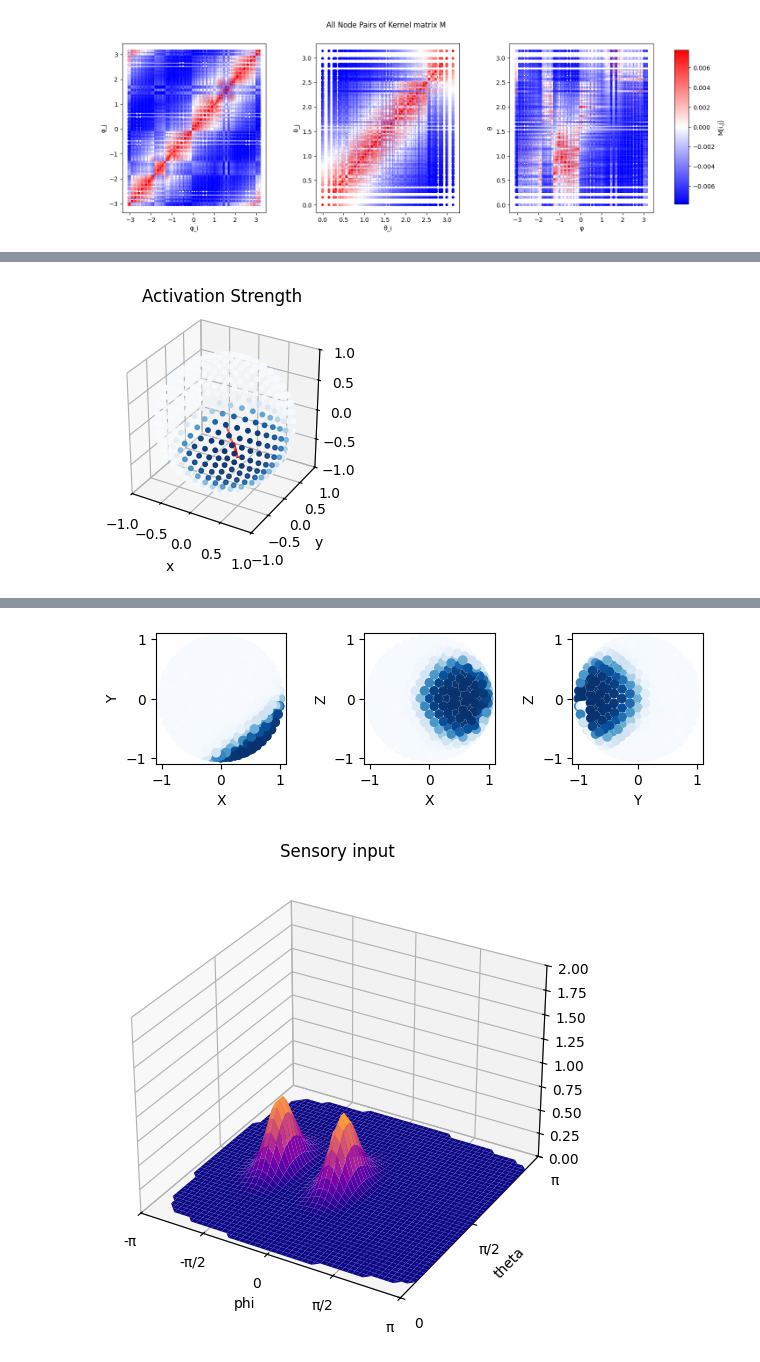
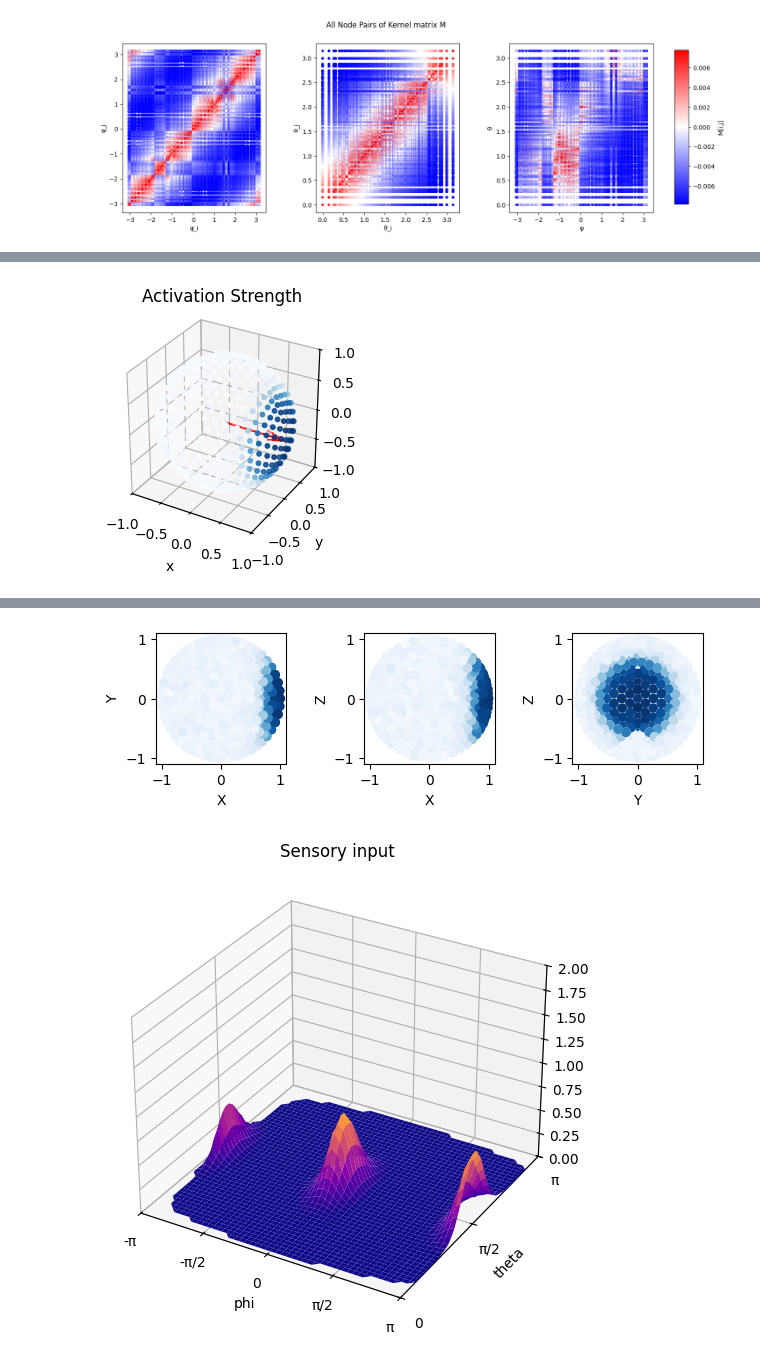
Before and after one commit to noah-ginzburg/RANController, a Jupyter notebook: RAN/mean_field_model_3d.ipynb, the cells around one changed output, grey strips where cells are left out. Drawn from its saved outputs; the diff is of its cells as text; code cells hidden in the pictures.

```diff
--- a/RAN/mean_field_model_3d.ipynb
+++ b/RAN/mean_field_model_3d.ipynb
@@ -219,7 +219,7 @@ def generate_RAN_with_history(u_val, num_nodes, M, num_integrations, dt, sigma,
 
     for t in range(num_integrations):
         noise = rand_link_func(y[t], sigma * np.sqrt(dt), 1.0/np.sqrt(num_nodes))
-        z = z + dt * (-z + np.tanh(u_val * (M @ z) + b - beta) - np.tanh(-beta) + noise)
+        z = z + dt * (-z + np.tanh(u_val * (M @ z) + b - beta) - np.tanh(-beta)) + noise
         y[t] = z
 
     return y
@@ -336,10 +336,10 @@ print(u_crit)
 # %%
 target1 = [2.0, 0, np.pi/2, 20.0]
-target2 = [2.0, (-np.pi/2), np.pi/2, 20.0]
+target2 = [2.0, (np.pi), np.pi/2, 20.0]
 targets = [target1, target2]
 
-T = 200
-u=6.5
+T = 400
+u=6.0
 sigma=1.5
 b = generate_sensory_input(nodes, targets, kappa)
 # b = generate_equal_sensory_input(nodes, targets, kappa)
@@ -354,7 +354,7 @@ vis = []
 for i in range(len(nodes)):
     vis.append((1, nodes[i][PHI], nodes[i][THETA]))
 
-plot_polar_points_3D(vis, b, "Sensory Input", bool(1))
+plot_polar_points_3D(vis, b, "Sensory Input", bool(0))
 plot_polar_points_3D(vis, z_final, "Activation Strength", bool(1))
 
 cloud = pv.PolyData(polar_to_cartesian_3D(nodes))
@@ -408 +408 @@ for j in range(len(targets)):
-[figure, old version]
+[figure, new version]
@@ -410,2 +410,2 @@ Widget(value='<iframe src="http://localhost:43491/index.html?ui=P_0x7f8f4ca75960
-[figure, old version]
+[figure, new version]
-[figure, old version]
+[figure, new version]
```
Also changed, not shown: parts of 10 cells of this notebook, 22 other files.
